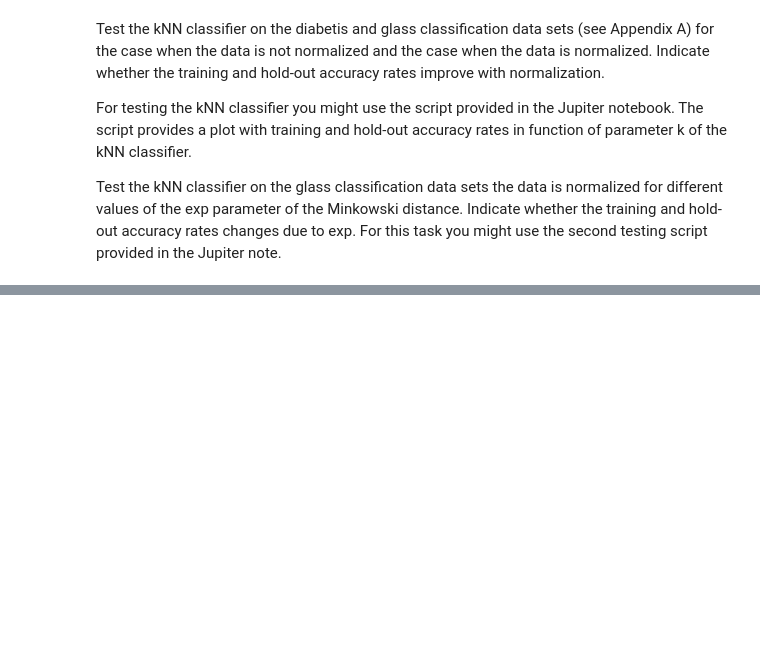
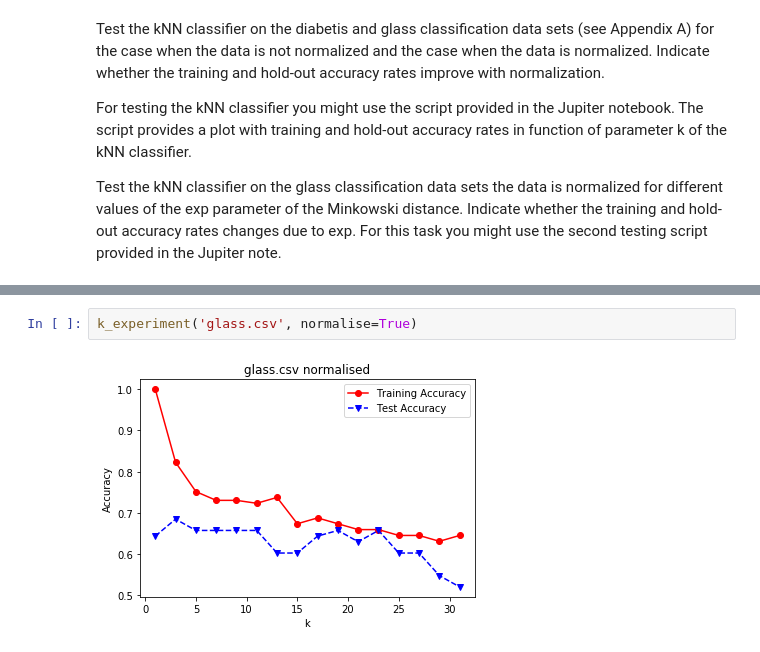
Before and after one commit to S010MON/machine_learning, a Jupyter notebook: Lab-02.ipynb, the cells around one changed output, grey strips where cells are left out. Drawn from its saved outputs; the diff is of its cells as text; blank space fills up the shorter version.

```diff
--- a/Lab-02.ipynb
+++ b/Lab-02.ipynb
@@ -186,0 +229,4 @@ Text(0, 0.5, 'Accuracy')
+# %%
+k_experiment('glass.csv', normalise=True)
+# %% [output]
+[figure, added]
```
Also changed, not shown: parts of 11 cells of this notebook.
